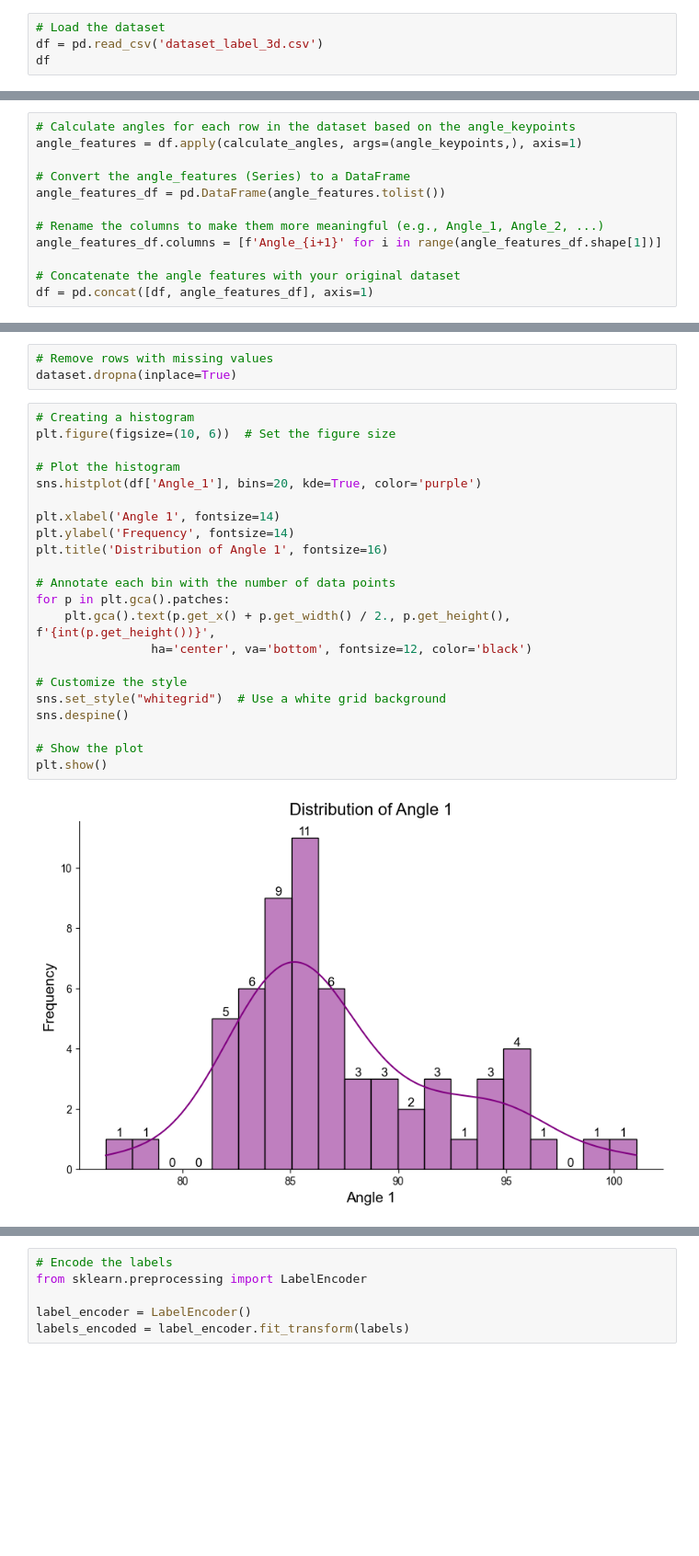
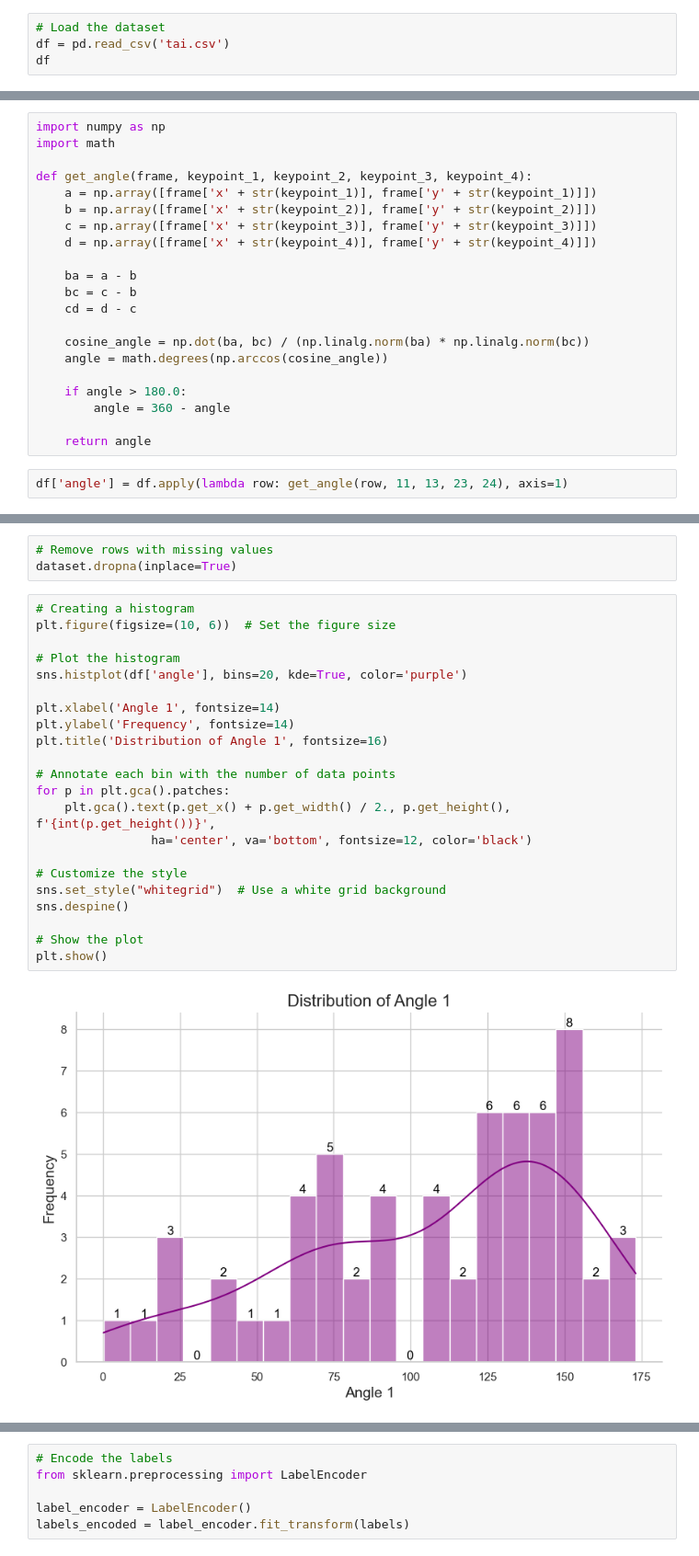
Before and after one commit to nihil77/New-folder, a Jupyter notebook: Model/notebook/fnn/fnn.ipynb, the cells around one changed output, grey strips where cells are left out. Shown at 92% size. Cells and saved outputs as stored; diff of their text form; blank space fills up the shorter version.

```diff
--- a/Model/notebook/fnn/fnn.ipynb
+++ b/Model/notebook/fnn/fnn.ipynb
@@ -19,6 +19,6 @@ from keras.layers import Dense
 from keras.utils import to_categorical
 # %%
 # Load the dataset
-df = pd.read_csv('dataset_label_3d.csv')
+df = pd.read_csv('tai.csv')
 df
 # %% [output]
@@ -115,15 +80,26 @@ def calculate_angles(row, keypoints):
-# %%
-# Calculate angles for each row in the dataset based on the angle_keypoints
-angle_features = df.apply(calculate_angles, args=(angle_keypoints,), axis=1)
-
-# Convert the angle_features (Series) to a DataFrame
-angle_features_df = pd.DataFrame(angle_features.tolist())
-
-# Rename the columns to make them more meaningful (e.g., Angle_1, Angle_2, ...)
-angle_features_df.columns = [f'Angle_{i+1}' for i in range(angle_features_df.shape[1])]
-
-# Concatenate the angle features with your original dataset
-df = pd.concat([df, angle_features_df], axis=1)
+# %%
+import numpy as np
+import math
+
+def get_angle(frame, keypoint_1, keypoint_2, keypoint_3, keypoint_4):
+    a = np.array([frame['x' + str(keypoint_1)], frame['y' + str(keypoint_1)]])
+    b = np.array([frame['x' + str(keypoint_2)], frame['y' + str(keypoint_2)]])
+    c = np.array([frame['x' + str(keypoint_3)], frame['y' + str(keypoint_3)]])
+    d = np.array([frame['x' + str(keypoint_4)], frame['y' + str(keypoint_4)]])
+
+    ba = a - b
+    bc = c - b
+    cd = d - c
+
+    cosine_angle = np.dot(ba, bc) / (np.linalg.norm(ba) * np.linalg.norm(bc))
+    angle = math.degrees(np.arccos(cosine_angle))
+
+    if angle > 180.0:
+        angle = 360 - angle
+
+    return angle
+# %%
+df['angle'] = df.apply(lambda row: get_angle(row, 11, 13, 23, 24), axis=1)
 # %%
 df
 # %% [output]
@@ -184,27 +160,27 @@ dataset.dropna(inplace=True)
 # %%
 # Creating a histogram
 plt.figure(figsize=(10, 6))  # Set the figure size
 
 # Plot the histogram
-sns.histplot(df['Angle_1'], bins=20, kde=True, color='purple')
+sns.histplot(df['angle'], bins=20, kde=True, color='purple')
 
 plt.xlabel('Angle 1', fontsize=14)
 plt.ylabel('Frequency', fontsize=14)
 plt.title('Distribution of Angle 1', fontsize=16)
 
 # Annotate each bin with the number of data points
 for p in plt.gca().patches:
     plt.gca().text(p.get_x() + p.get_width() / 2., p.get_height(), f'{int(p.get_height())}',
                 ha='center', va='bottom', fontsize=12, color='black')
 
 # Customize the style
 sns.set_style("whitegrid")  # Use a white grid background
 sns.despine()
 
 # Show the plot
 plt.show()
 # %% [output]
-[figure, old version]
+[figure, new version]
 # %%
 # Creating a bar chart with Seaborn
 plt.figure(figsize=(10, 6))  # Set the figure size
```
Also changed, not shown: parts of 16 cells of this notebook, 6 other files.
